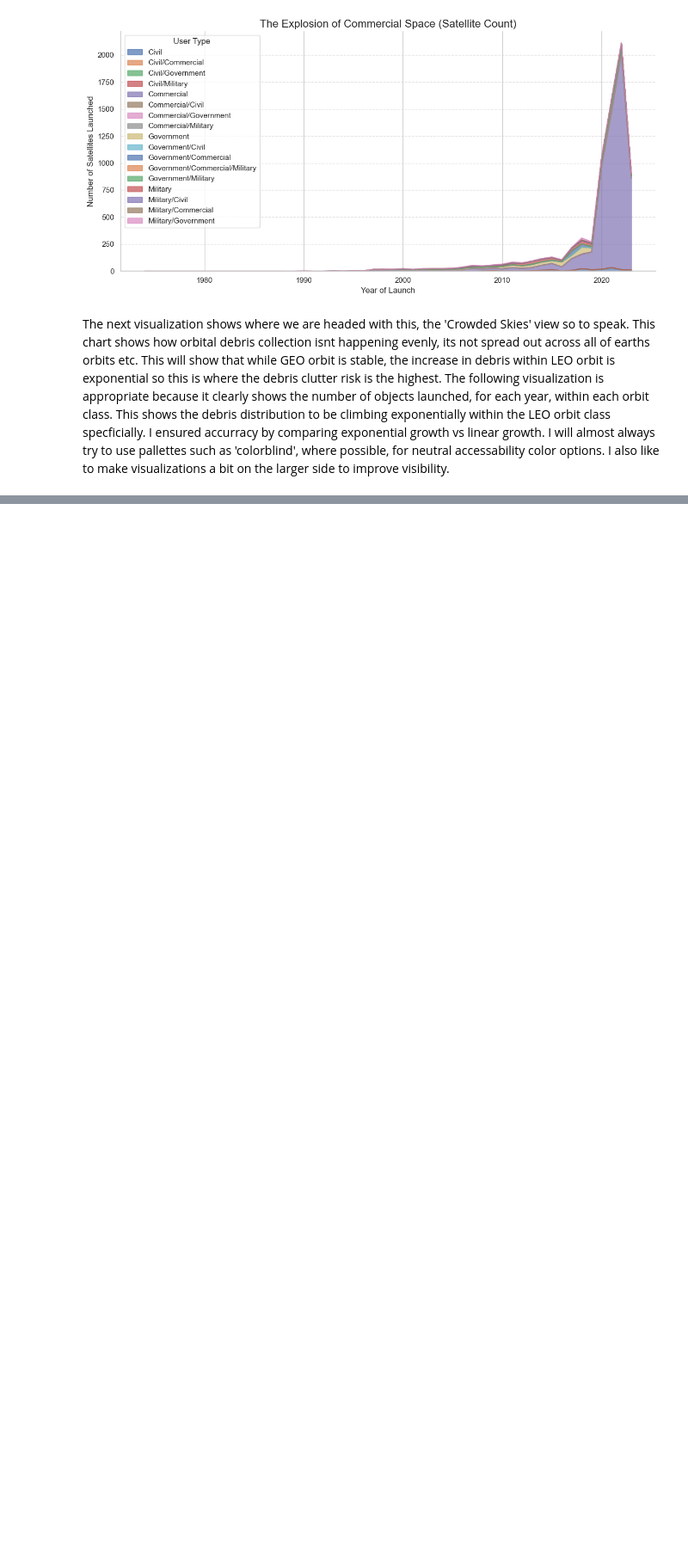
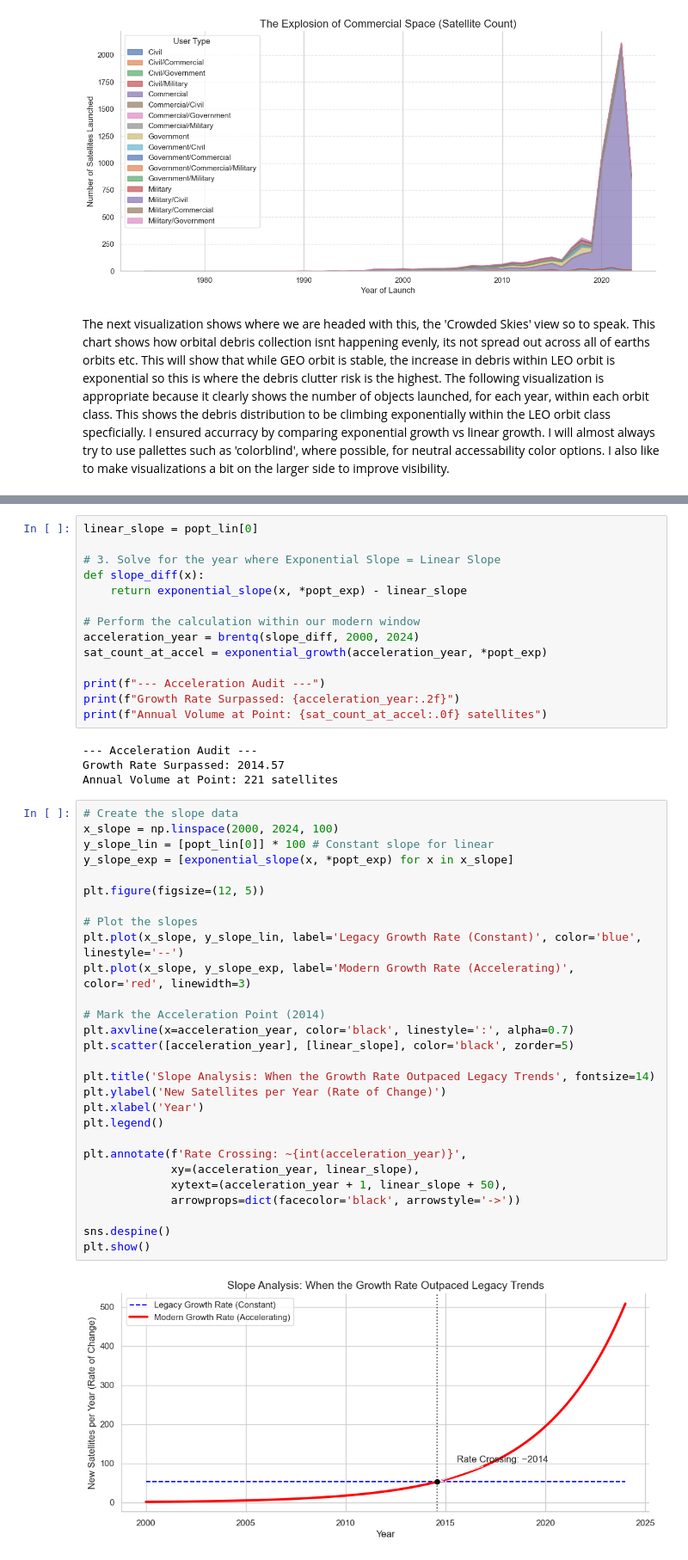
Before and after one commit to sithid/orbital-debris-assessment, a Jupyter notebook: notebooks/eda/ucs_eda.ipynb, the cells around one changed output, grey strips where cells are left out. Shown at 86% size. Cells and saved outputs as stored; diff of their text form; blank space fills up the shorter version.

```diff
--- a/notebooks/eda/ucs_eda.ipynb
+++ b/notebooks/eda/ucs_eda.ipynb
@@ -305,0 +398,48 @@ plt.show()
+# %%
+linear_slope = popt_lin[0]
+
+# 3. Solve for the year where Exponential Slope = Linear Slope
+def slope_diff(x):
+    return exponential_slope(x, *popt_exp) - linear_slope
+
+# Perform the calculation within our modern window
+acceleration_year = brentq(slope_diff, 2000, 2024)
+sat_count_at_accel = exponential_growth(acceleration_year, *popt_exp)
+
+print(f"--- Acceleration Audit ---")
+print(f"Growth Rate Surpassed: {acceleration_year:.2f}")
+print(f"Annual Volume at Point: {sat_count_at_accel:.0f} satellites")
+# %% [output]
+--- Acceleration Audit ---
+Growth Rate Surpassed: 2014.57
+Annual Volume at Point: 221 satellites
+# %%
+# Create the slope data
+x_slope = np.linspace(2000, 2024, 100)
+y_slope_lin = [popt_lin[0]] * 100 # Constant slope for linear
+y_slope_exp = [exponential_slope(x, *popt_exp) for x in x_slope]
+
+plt.figure(figsize=(12, 5))
+
+# Plot the slopes
+plt.plot(x_slope, y_slope_lin, label='Legacy Growth Rate (Constant)', color='blue', linestyle='--')
+plt.plot(x_slope, y_slope_exp, label='Modern Growth Rate (Accelerating)', color='red', linewidth=3)
+
+# Mark the Acceleration Point (2014)
+plt.axvline(x=acceleration_year, color='black', linestyle=':', alpha=0.7)
+plt.scatter([acceleration_year], [linear_slope], color='black', zorder=5)
+
+plt.title('Slope Analysis: When the Growth Rate Outpaced Legacy Trends', fontsize=14)
+plt.ylabel('New Satellites per Year (Rate of Change)')
+plt.xlabel('Year')
+plt.legend()
+
+plt.annotate(f'Rate Crossing: ~{int(acceleration_year)}',
+             xy=(acceleration_year, linear_slope),
+             xytext=(acceleration_year + 1, linear_slope + 50),
+             arrowprops=dict(facecolor='black', arrowstyle='->'))
+
+sns.despine()
+plt.show()
+# %% [output]
+[figure, added]
```
Also changed, not shown: parts of 28 cells of this notebook, 2 other files.
